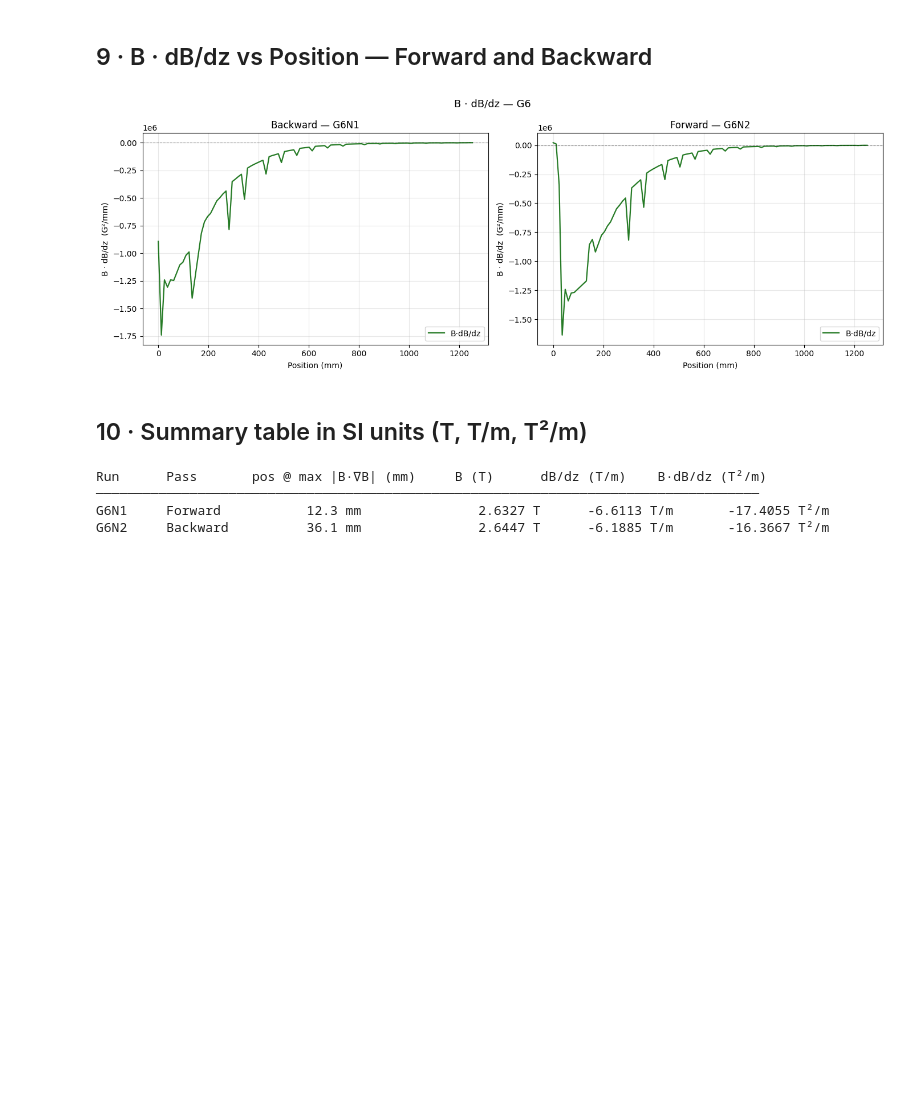
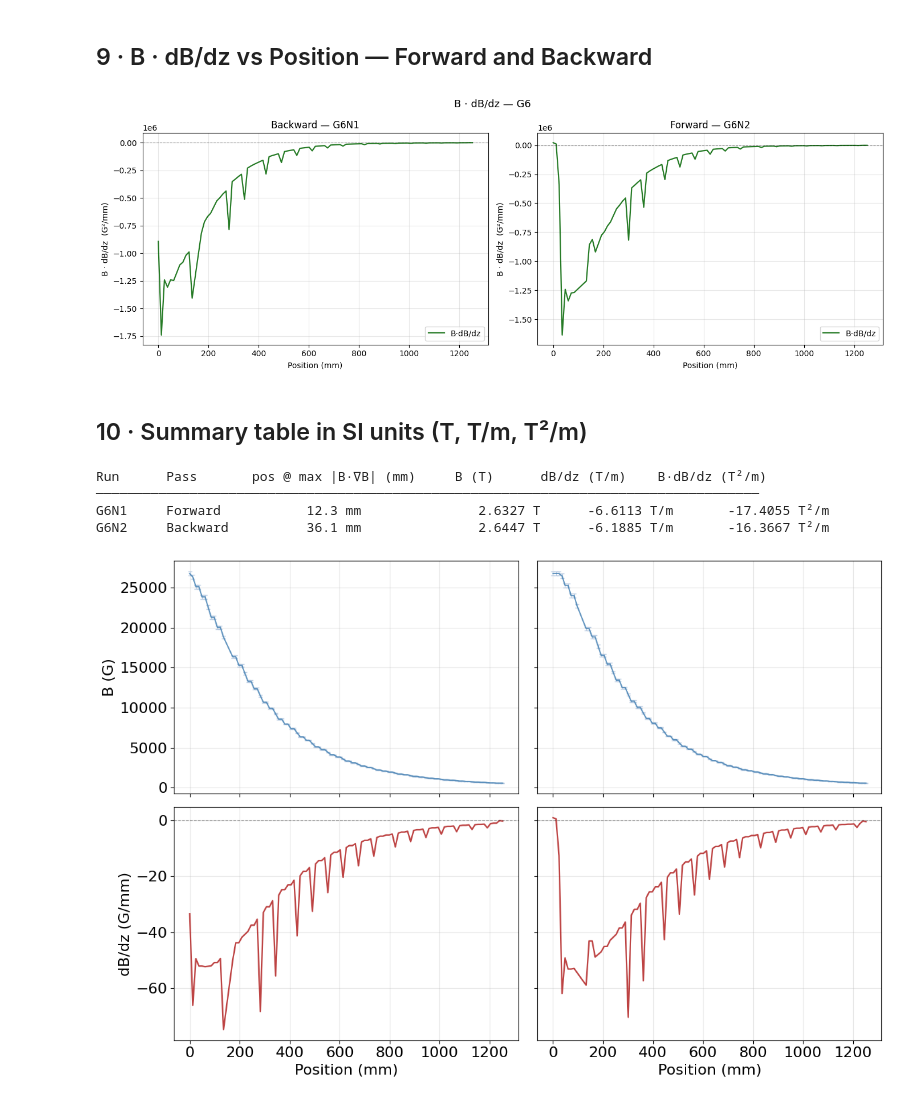
Before and after one commit to Zslw/mri-translational-force-n-torque-analysis, a Jupyter notebook: JupyterLab/ClinicalData/MappingBField/G6ClinicalBfieldAnalysis.ipynb, the cells around one changed output. Cells and saved outputs as stored; diff of their text form; code cells hidden in the pictures; blank space fills up the shorter version.

```diff
--- a/JupyterLab/ClinicalData/MappingBField/G6ClinicalBfieldAnalysis.ipynb
+++ b/JupyterLab/ClinicalData/MappingBField/G6ClinicalBfieldAnalysis.ipynb
@@ -318,3 +319,59 @@ Run      Pass       pos @ max |B·∇B| (mm)     B (T)      dB/dz (T/m)    B·dB
 ─────────────────────────────────────────────────────────────────────────────────────
 G6N1     Forward           12.3 mm               2.6327 T      -6.6113 T/m       -17.4055 T²/m
 G6N2     Backward          36.1 mm               2.6447 T      -6.1885 T/m       -16.3667 T²/m
+# %%
+fig, axs = plt.subplots(2, 2, figsize=(12, 8), sharex=True, sharey='row')
+
+# =========================
+# TOP ROW — STEP 6 (B vs z)
+# =========================
+
+for col, key in enumerate([fwd_key, bwd_key]):
+    df = mapped[key]
+    yerr = gauss_error(df['flux'].values)
+
+    axs[0, col].errorbar(
+        df['position'], df['flux'], yerr=yerr,
+        fmt='-', color='steelblue', ecolor='lightsteelblue',
+        lw=1.4, elinewidth=0.8, capsize=2, alpha=0.85
+    )
+
+# =========================
+# BOTTOM ROW — STEP 8 (dB/dz)
+# =========================
+
+for col, key in enumerate([fwd_key, bwd_key]):
+    df = mapped[key]
+    z_b, dBdz, _ = central_diff(df['position'].values, df['flux'].values)
+
+    ok = np.isfinite(dBdz)
+
+    axs[1, col].plot(
+        z_b[ok], dBdz[ok],
+        color='firebrick', lw=1.6, alpha=0.85
+    )
+    axs[1, col].axhline(0, color='k', lw=0.8, ls='--', alpha=0.4)
+
+# =========================
+# FORMATTING
+# =========================
+
+for ax in axs.flat:
+    ax.grid(True, alpha=0.3)
+    ax.tick_params(labelsize=16)
+
+axs[0, 0].set_ylabel('B (G)', fontsize=16)
+axs[1, 0].set_ylabel('dB/dz (G/mm)', fontsize=16)
+
+# Only bottom row has x-axis labels
+#for ax in axs[0, :]:
+ #   ax.set_xticklabels([])
+
+for ax in axs[1, :]:
+    ax.set_xlabel('Position (mm)', fontsize=16)
+
+plt.tight_layout()
+plt.savefig(f'{PLOTS_DIR}/G6_posNBgradB.png', dpi=300, bbox_inches='tight')
+plt.show()
+# %% [output]
+[figure, added]
```
Also changed, not shown: parts of 1 cell of this notebook, 3 other files.
